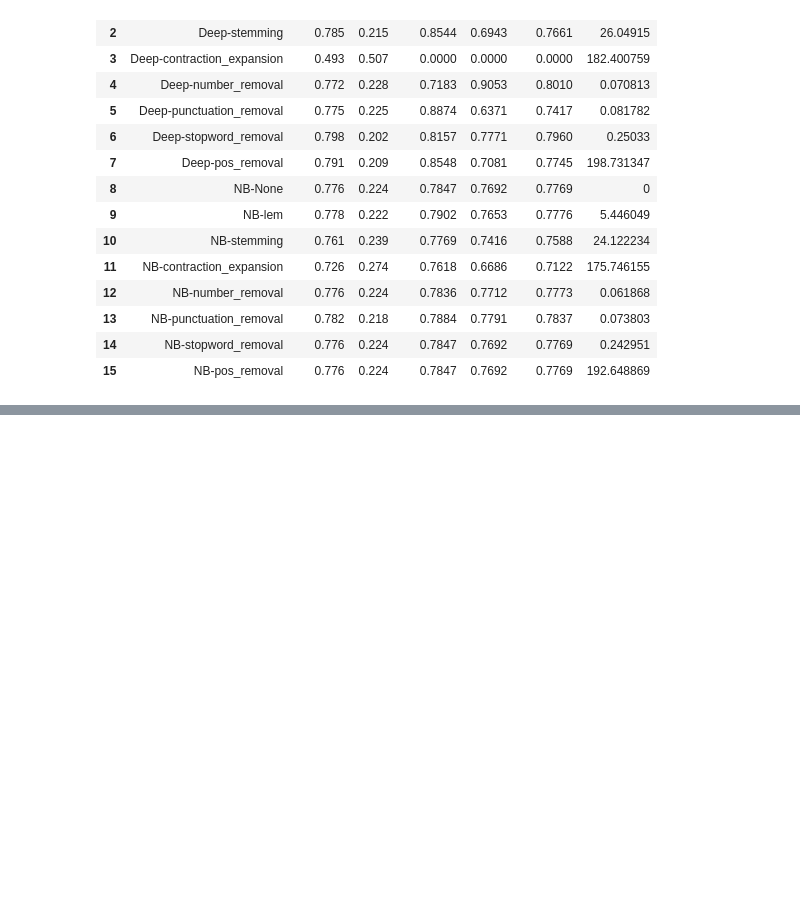
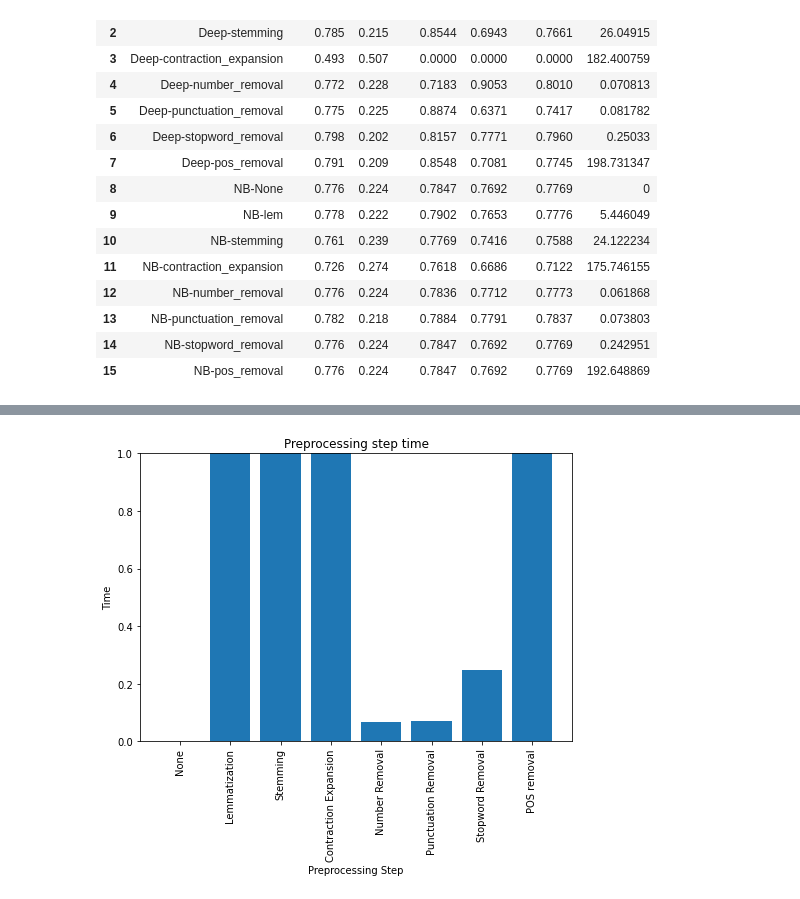
Before and after one commit to Pburns18/CS4120-FP, a Jupyter notebook: FP-Notebook.ipynb, the cells around one changed output, grey strips where cells are left out. Saved outputs shown, nothing was run; the diff lists cells and outputs as text; code cells hidden in the pictures; blank space fills up the shorter version.

```diff
--- a/FP-Notebook.ipynb
+++ b/FP-Notebook.ipynb
@@ -417,0 +480,21 @@ results_df
+# %%
+# average time of preprocessing step across each model
+preprocessing_time = {'None': 0, 'Lemmatization': 6.5165495, 'Stemming': 25.06, 'Contraction Expansion': 179.073, 'Number Removal': 0.0663, 'Punctuation Removal': 0.0718, 'Stopword Removal': 0.247, 'POS removal': 195.69}
+# %%
+import matplotlib.pyplot as plt
+
+fig = plt.figure()
+ax = fig.add_axes([0,0,1,1])
+ax.bar(preprocessing_time.keys(), preprocessing_time.values())
+plt.xticks(rotation = 90)
+ax.set_ylim([0, 1])
+
+
+plt.xlabel('Preprocessing Step')
+plt.ylabel('Time')
+
+# displaying the title
+plt.title("Preprocessing step time")
+plt.show()
+# %% [output]
+[figure, added]
```
Also changed, not shown: parts of 4 cells of this notebook.
